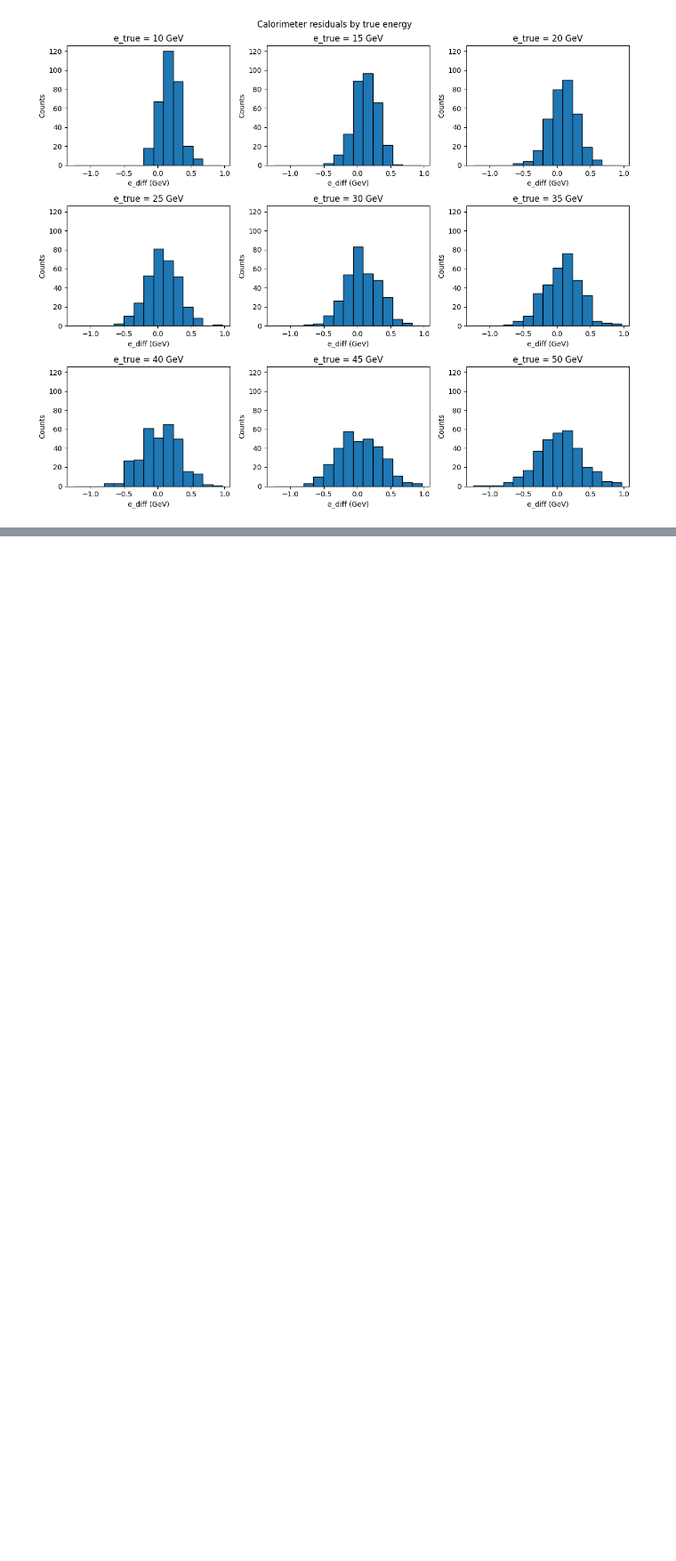
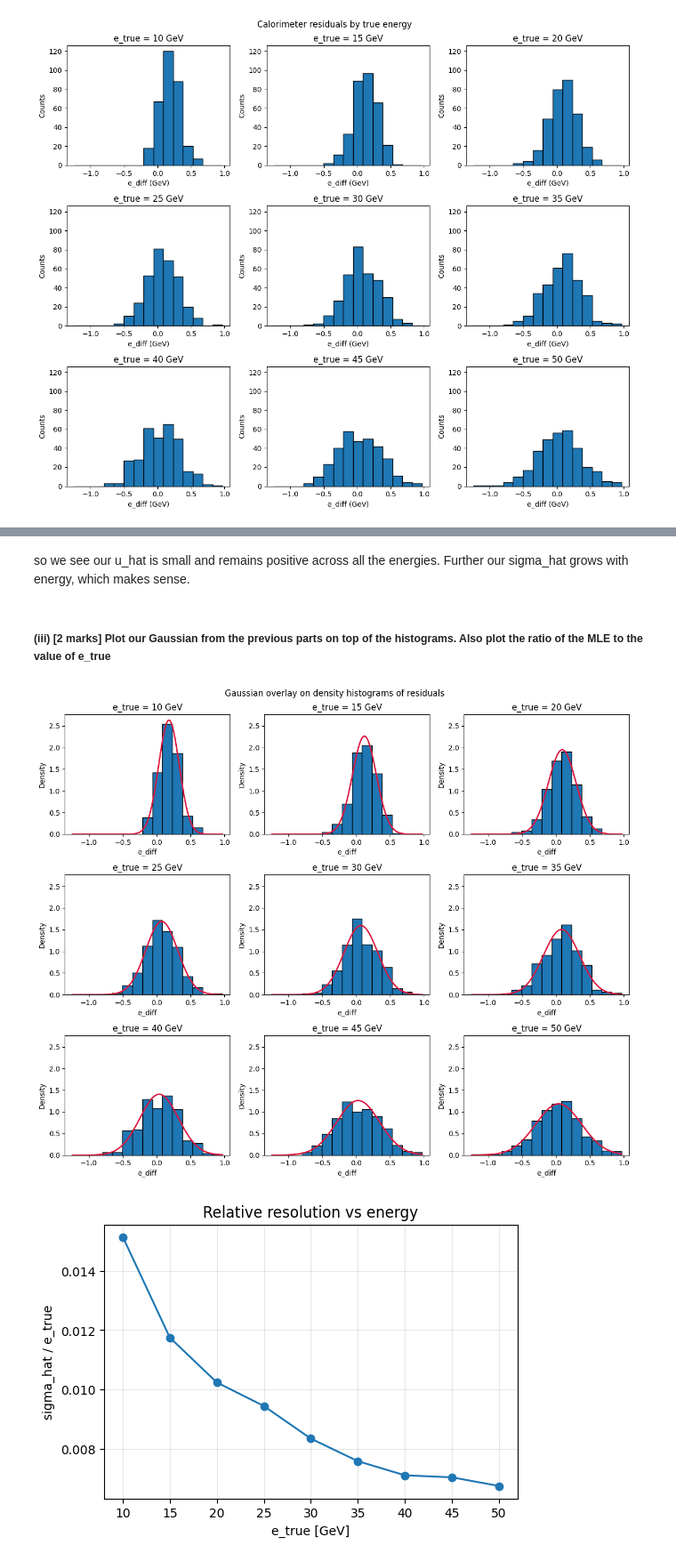
Before and after one commit to IlKoKaIl/Imperial-work, a Jupyter notebook: Statistical Methods/Assignments/A2/submission.ipynb, the cells around one changed output, grey strips where cells are left out. Shown at 89% size. Saved outputs shown, nothing was run; the diff lists cells and outputs as text; code cells hidden in the pictures; blank space fills up the shorter version.

Commit message:
upto part 3 on the stats a2

```diff
--- a/Statistical Methods/Assignments/A2/submission.ipynb
+++ b/Statistical Methods/Assignments/A2/submission.ipynb
@@ -42,0 +97,47 @@ plt.show()
+# %% [markdown]
+so we see our u_hat is small and remains positive across all the energies. Further our sigma_hat grows with energy, which makes sense.
+# %% [markdown]
+##### (iii) [2 marks] Plot our Gaussian from the previous parts on top of the histograms. Also plot the ratio of the MLE to the value of e_true
+# %%
+# 1.1 (iii) – overlay Gaussian on density histograms + plot sigma_hat / e_true
+
+# Overlay on density histograms
+energies = sorted(df_data['e_true'].unique())
+bins = np.linspace(df_data['e_diff'].min(), df_data['e_diff'].max(), 16)
+
+fig, axes = plt.subplots(3, 3, figsize=(12, 10), sharex=True, sharey=True)
+for ax, E in zip(axes.flat, energies):
+    diffs = df_data.loc[df_data['e_true'] == E, 'e_diff'].values
+    # Get the MLEs for this energy
+    row = summary_mle.loc[summary_mle['e_true'] == E].iloc[0]
+    mu, sigma = row['mu_hat'], row['sigma_hat']
+
+    # Density histogram
+    ax.hist(diffs, bins=bins, density=True, edgecolor='black')
+
+    # Gaussian PDF overlay (density)
+    x = np.linspace(bins[0], bins[-1], 400)
+    y = norm.pdf(x, loc=mu, scale=sigma)
+    ax.plot(x, y, color='crimson', lw=2)
+
+    ax.set_title(f"e_true = {E} GeV")
+    ax.set_xlabel("e_diff")
+    ax.set_ylabel("Density")
+    ax.tick_params(labelbottom=True, labelleft=True)
+
+
+fig.suptitle("Gaussian overlay on density histograms of residuals")
+plt.tight_layout()
+plt.show()
+
+# Plot sigma_hat / e_true
+plt.figure(figsize=(6,4))
+plt.plot(summary_mle['e_true'], summary_mle['sigma_hat'] / summary_mle['e_true'], 'o-')
+plt.xlabel("e_true [GeV]")
+plt.ylabel("sigma_hat / e_true")
+plt.title("Relative resolution vs energy")
+plt.grid(True, alpha=0.3)
+plt.show()
+# %% [output]
+[figure, added]
+[figure, added]
```
Also changed, not shown: parts of 3 cells of this notebook.
